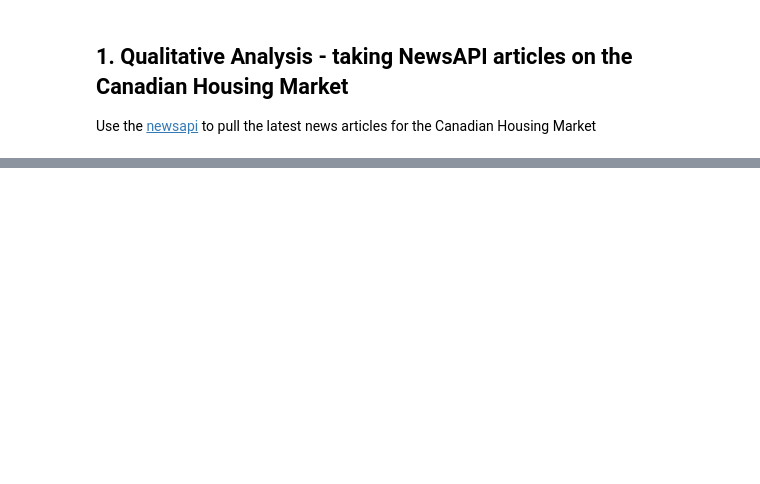
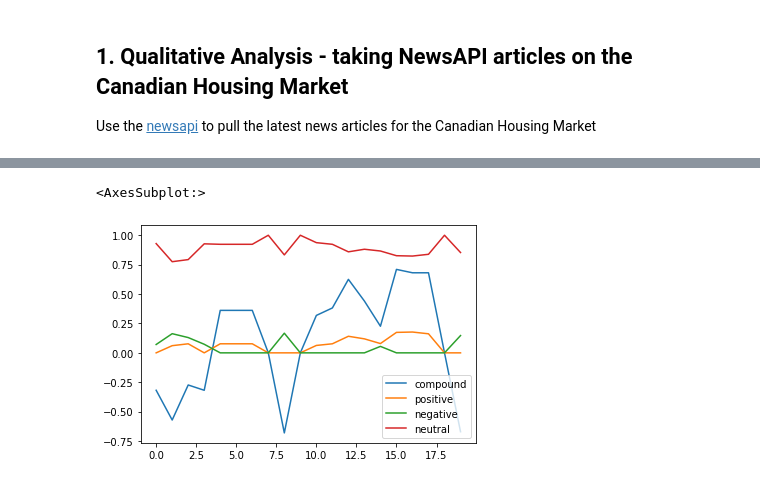
Before and after one commit to benjaminweymouth/Housing-Market-Forecasting-Time-Series-Analysis, a Jupyter notebook: Python Code/NLP Qualitative Analysis.ipynb, the cells around one changed output, grey strips where cells are left out. Saved outputs shown, nothing was run; the diff lists cells and outputs as text; code cells hidden in the pictures; blank space fills up the shorter version.

```diff
--- a/Python Code/NLP Qualitative Analysis.ipynb
+++ b/Python Code/NLP Qualitative Analysis.ipynb
@@ -47,0 +184,5 @@ housingmarket_news_en["totalResults"]
+# %%
+canhm_sentiments_df.plot()
+# %% [output]
+<AxesSubplot:>
+[figure, added]
```
Also changed, not shown: parts of 19 cells of this notebook, 1 other file.
